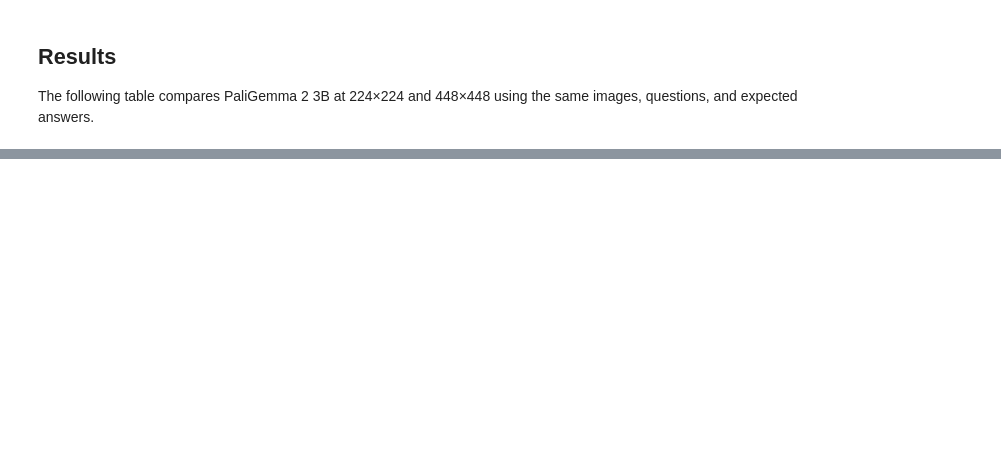
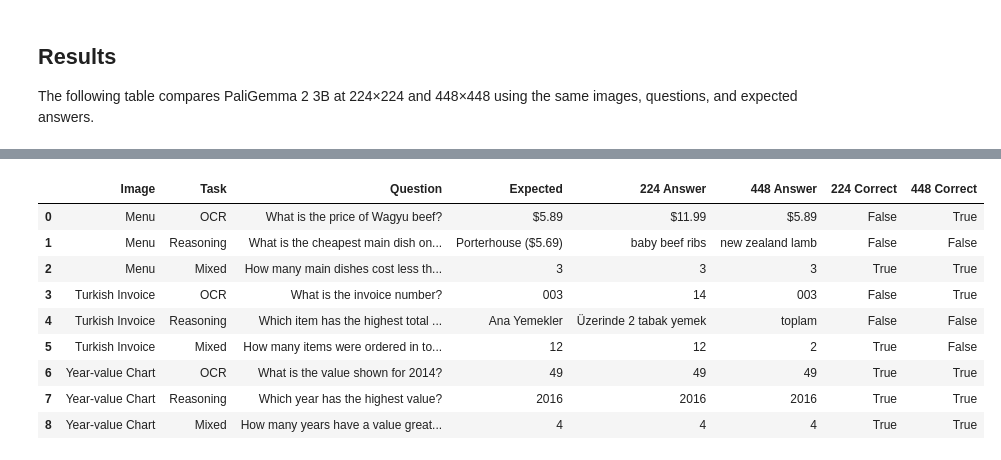
Before and after one commit to hicret11/paligemma2-resolution-experiment, a Jupyter notebook: paligemma2_experiment.ipynb, the cells around one changed output, grey strips where cells are left out. Saved outputs shown, nothing was run; the diff lists cells and outputs as text; code cells hidden in the pictures; blank space fills up the shorter version.

Commit message:
Update notebook with corrected prompts and additional analysis

```diff
--- a/paligemma2_experiment.ipynb
+++ b/paligemma2_experiment.ipynb
@@ -404,0 +647,88 @@ This was a small exploratory experiment with only three images and nine question
+# %%
+# ==========================================
+# RESULTS — PaliGemma 2 Resolution Experiment
+# ==========================================
+
+import pandas as pd
+from pathlib import Path
+
+# Check both experiments are complete
+assert len(results_224) == len(tests), "224 results are missing!"
+assert len(results_448) == len(tests), "448 results are missing!"
+
+# Build results table automatically
+rows = []
+
+for i, test in enumerate(tests):
+    rows.append({
+        "Image": test["image_name"],
+        "Task": test["task"],
+        "Question": test["question"],
+        "Expected": test["expected"],
+        "224 Answer": results_224[i],
+        "448 Answer": results_448[i]
+    })
+
+df = pd.DataFrame(rows)
+
+# Automatic scoring for answers that can be checked exactly.
+# Other answers must be reviewed manually.
+def normalize(value):
+    return str(value).strip().lower()
+
+df["224 Correct"] = [
+    normalize(answer) == normalize(expected)
+    for answer, expected in zip(df["224 Answer"], df["Expected"])
+]
+
+df["448 Correct"] = [
+    normalize(answer) == normalize(expected)
+    for answer, expected in zip(df["448 Answer"], df["Expected"])
+]
+
+# Accept the correct dish name without requiring the price
+for col in ["224 Correct", "448 Correct"]:
+    answer_col = col.replace(" Correct", " Answer")
+    df.loc[
+        (df["Image"] == "Menu") &
+        (df["Task"] == "Reasoning"),
+        col
+    ] = df.loc[
+        (df["Image"] == "Menu") &
+        (df["Task"] == "Reasoning"),
+        answer_col
+    ].apply(
+        lambda x: normalize(x) in [
+            "porterhouse",
+            "porterhouse ($5.69)"
+        ]
+    )
+
+display(df)
+
+print("\n--- OVERALL ACCURACY ---")
+print("224 accuracy:", f"{df['224 Correct'].mean()*100:.1f}%")
+print("448 accuracy:", f"{df['448 Correct'].mean()*100:.1f}%")
+
+print("\n--- ACCURACY BY TASK ---")
+print(
+    df.groupby("Task")[["224 Correct", "448 Correct"]]
+    .agg(["sum", "count"])
+)
+
+# Save without overwriting original experiment
+output_path = Path("/content/results_v2.csv")
+df.to_csv(output_path, index=False)
+
+print(f"\n✅ Saved: {output_path}")
+# %% [output]
+|  | Image | Task | Question | Expected | 224 Answer | 448 Answer | 224 Correct | 448 Correct |
+| 0 | Menu | OCR | What is the price of Wagyu beef? | $5.89 | $11.99 | $5.89 | False | True |
+| 1 | Menu | Reasoning | What is the cheapest main dish on... | Porterhouse ($5.69) | baby beef ribs | new zealand lamb | False | False |
+| 2 | Menu | Mixed | How many main dishes cost less th... | 3 | 3 | 3 | True | True |
+| 3 | Turkish Invoice | OCR | What is the invoice number? | 003 | 14 | 003 | False | True |
+| 4 | Turkish Invoice | Reasoning | Which item has the highest total ... | Ana Yemekler | Üzerinde 2 tabak yemek | toplam | False | False |
+| 5 | Turkish Invoice | Mixed | How many items were ordered in to... | 12 | 12 | 2 | True | False |
+| 6 | Year-value Chart | OCR | What is the value shown for 2014? | 49 | 49 | 49 | True | True |
+| 7 | Year-value Chart | Reasoning | Which year has the highest value? | 2016 | 2016 | 2016 | True | True |
+| 8 | Year-value Chart | Mixed | How many years have a value great... | 4 | 4 | 4 | True | True |
```
Also changed, not shown: parts of 16 cells of this notebook.
